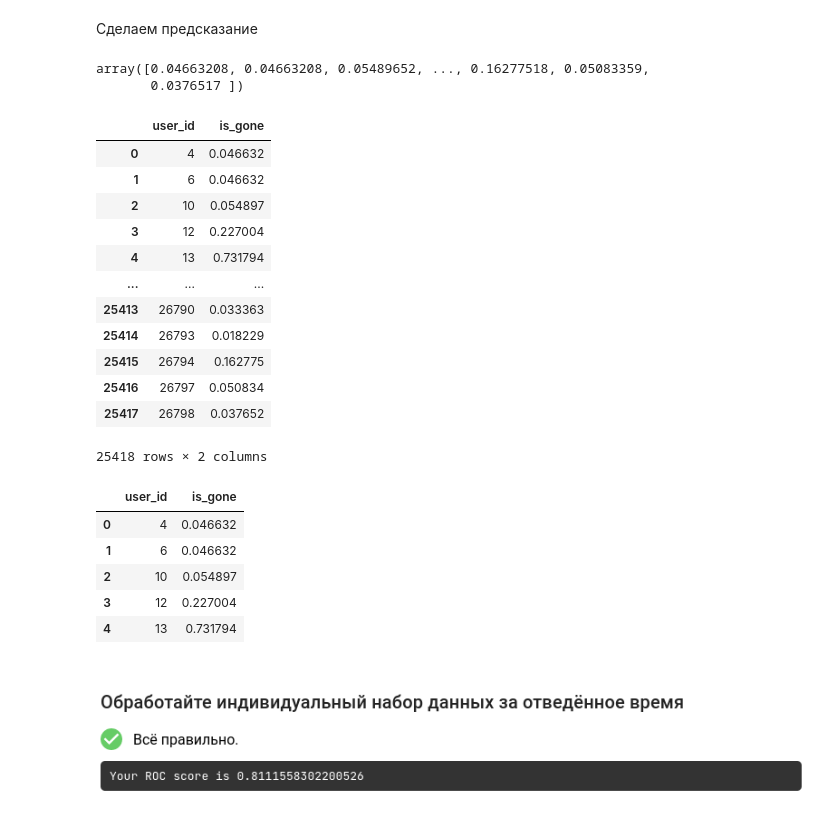
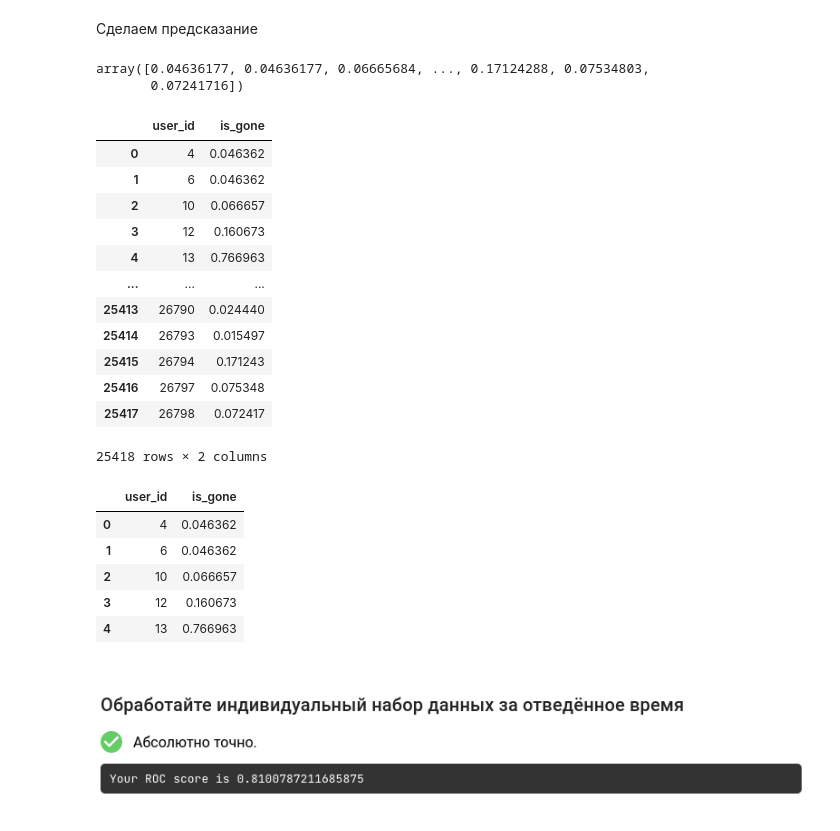
Before and after one commit to mikeasta/StepikDropout, a Jupyter notebook: contest_submission.ipynb, the cells around one changed output. Drawn from its saved outputs; the diff is of its cells as text; code cells hidden in the pictures.

```diff
--- a/contest_submission.ipynb
+++ b/contest_submission.ipynb
@@ -712,10 +712,10 @@ from sklearn.model_selection import GridSearchCV
 
 clf = RandomForestClassifier()
 parameters = {
-    "n_estimators": range(1, 21, 5),
-    "max_depth": range(1, 40, 2),
-    "min_samples_split": range(2, 100, 20),
-    "min_samples_leaf": range(2, 100, 20)
+    "n_estimators": range(1, 100, 5),
+    "max_depth": range(1, 20, 2),
+    "min_samples_split": range(2, 100, 30),
+    "min_samples_leaf": range(2, 100, 30)
 }
 cv = 5
 
@@ -892,8 +892,8 @@ submissions_data_test
 prediction = best_clf.predict_proba(X_test)[:, 1]
 prediction
 # %% [output]
-array([0.04663208, 0.04663208, 0.05489652, ..., 0.16277518, 0.05083359,
-       0.0376517 ])
+array([0.04636177, 0.04636177, 0.06665684, ..., 0.17124288, 0.07534803,
+       0.07241716])
 # %%
 result = pd.DataFrame(
     {
@@ -905,27 +905,27 @@ result = pd.DataFrame(
 result
 # %% [output]
 |  | user_id | is_gone |
-| 0 | 4 | 0.046632 |
-| 1 | 6 | 0.046632 |
-| 2 | 10 | 0.054897 |
-| 3 | 12 | 0.227004 |
-| 4 | 13 | 0.731794 |
+| 0 | 4 | 0.046362 |
+| 1 | 6 | 0.046362 |
+| 2 | 10 | 0.066657 |
+| 3 | 12 | 0.160673 |
+| 4 | 13 | 0.766963 |
 | ... | ... | ... |
-| 25413 | 26790 | 0.033363 |
-| 25414 | 26793 | 0.018229 |
-| 25415 | 26794 | 0.162775 |
-| 25416 | 26797 | 0.050834 |
-| 25417 | 26798 | 0.037652 |
+| 25413 | 26790 | 0.024440 |
+| 25414 | 26793 | 0.015497 |
+| 25415 | 26794 | 0.171243 |
+| 25416 | 26797 | 0.075348 |
+| 25417 | 26798 | 0.072417 |
 25418 rows × 2 columns
 # %%
-result.to_csv('output.csv', index=False)
+result.to_csv('datasets/output.csv', index=False)
 result.head()
 # %% [output]
 |  | user_id | is_gone |
-| 0 | 4 | 0.046632 |
-| 1 | 6 | 0.046632 |
-| 2 | 10 | 0.054897 |
-| 3 | 12 | 0.227004 |
-| 4 | 13 | 0.731794 |
+| 0 | 4 | 0.046362 |
+| 1 | 6 | 0.046362 |
+| 2 | 10 | 0.066657 |
+| 3 | 12 | 0.160673 |
+| 4 | 13 | 0.766963 |
 # %% [markdown]
-![image-3.png](attachment:image-3.png)
+![image-4.png](attachment:image-4.png)
```
Also changed, not shown: parts of 1 cell of this notebook, 2 other files.
